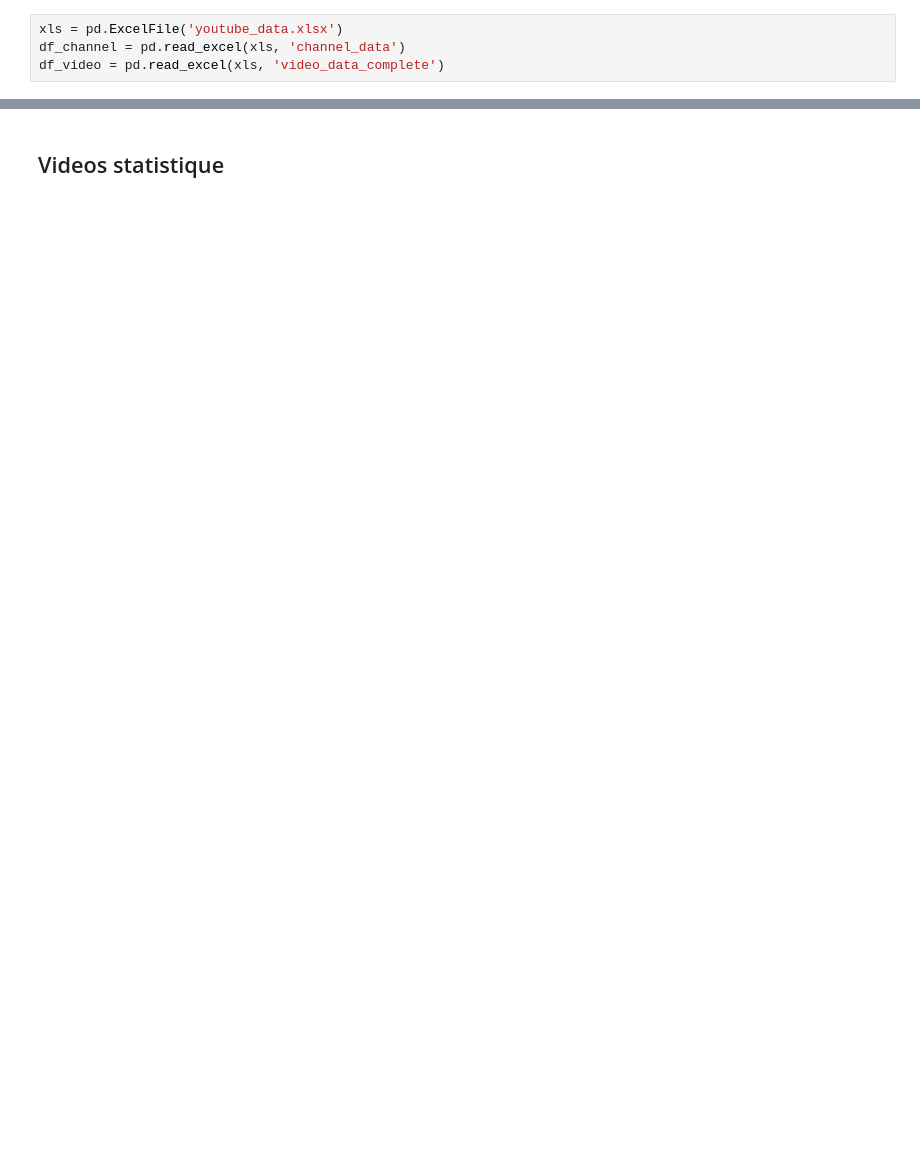
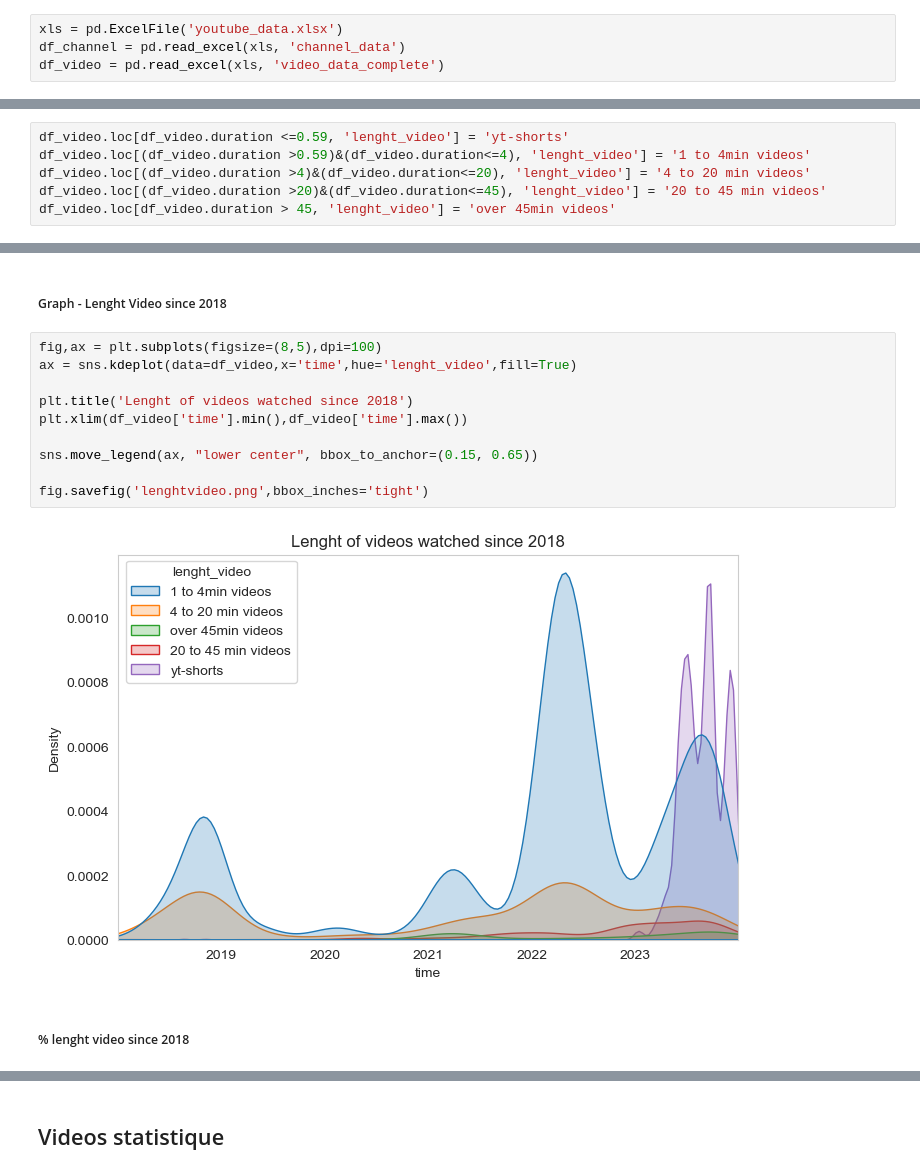
Before and after one commit to MelanieP31/PortfolioData, a Jupyter notebook: YoutubeWatch(Excel,Python,Tableau)/data_analysis.ipynb, the cells around one changed output, grey strips where cells are left out. Cells and saved outputs as stored; diff of their text form; blank space fills up the shorter version.

```diff
--- a/YoutubeWatch(Excel,Python,Tableau)/data_analysis.ipynb
+++ b/YoutubeWatch(Excel,Python,Tableau)/data_analysis.ipynb
@@ -97,0 +229,6 @@ axes[1].set_ylim(0,130000)
+# %%
+df_video.loc[df_video.duration <=0.59, 'lenght_video'] = 'yt-shorts'
+df_video.loc[(df_video.duration >0.59)&(df_video.duration<=4), 'lenght_video'] = '1 to 4min videos'
+df_video.loc[(df_video.duration >4)&(df_video.duration<=20), 'lenght_video'] = '4 to 20 min videos'
+df_video.loc[(df_video.duration >20)&(df_video.duration<=45), 'lenght_video'] = '20 to 45 min videos'
+df_video.loc[df_video.duration > 45, 'lenght_video'] = 'over 45min videos'
@@ -97,0 +245,16 @@ axes[1].set_ylim(0,130000)
+# %% [markdown]
+##### Graph - Lenght Video since 2018
+# %%
+fig,ax = plt.subplots(figsize=(8,5),dpi=100)
+ax = sns.kdeplot(data=df_video,x='time',hue='lenght_video',fill=True)
+
+plt.title('Lenght of videos watched since 2018')
+plt.xlim(df_video['time'].min(),df_video['time'].max())
+
+sns.move_legend(ax, "lower center", bbox_to_anchor=(0.15, 0.65))
+
+fig.savefig('lenghtvideo.png',bbox_inches='tight')
+# %% [output]
+[figure, added]
+# %% [markdown]
+##### % lenght video since 2018
```
Also changed, not shown: parts of 93 cells of this notebook, 5 other files.
